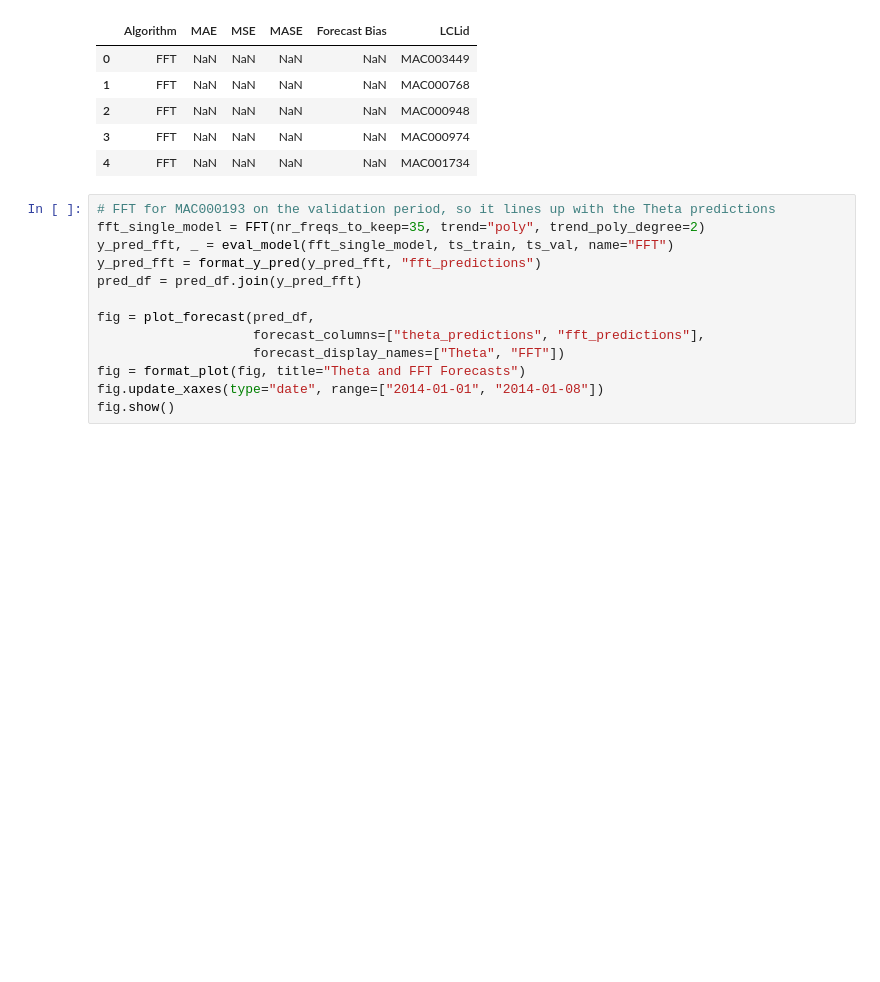
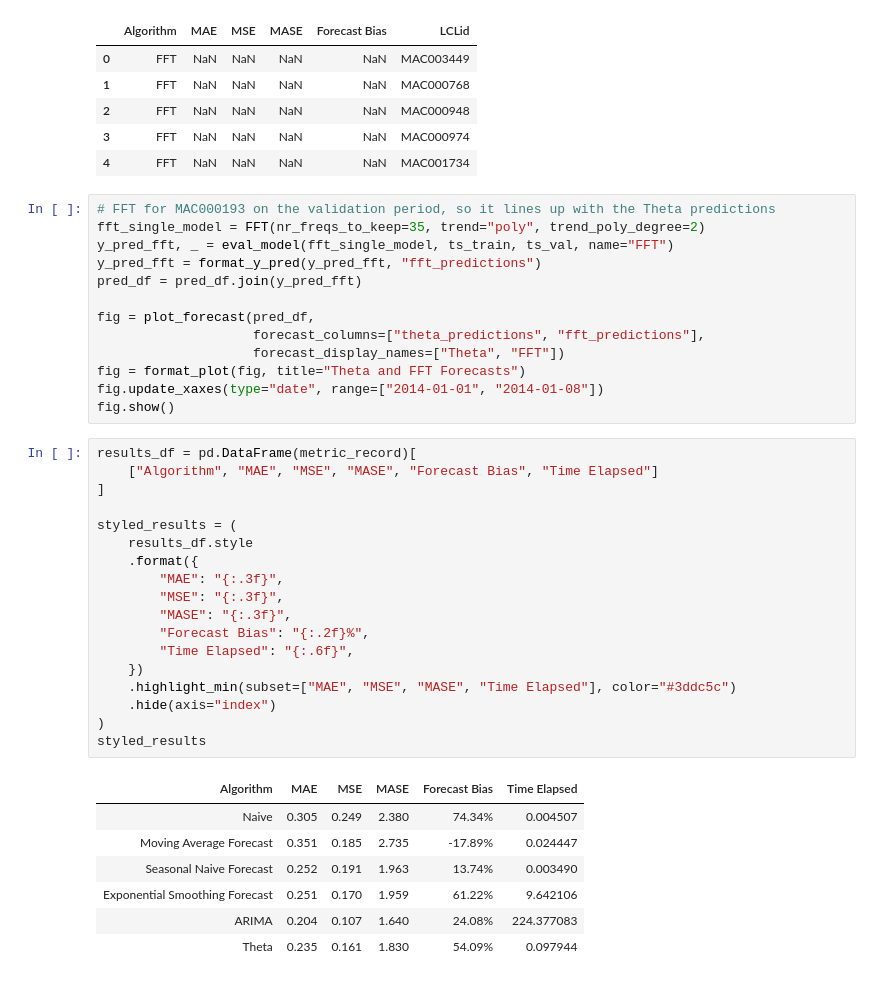
Before and after one commit to Sohampande/MTSF_Notes, a Jupyter notebook: notebooks/Chapter04/Chapter0401.ipynb, the cells around one changed output. Saved outputs shown, nothing was run; the diff lists cells and outputs as text; blank space fills up the shorter version.

```diff
--- a/notebooks/Chapter04/Chapter0401.ipynb
+++ b/notebooks/Chapter04/Chapter0401.ipynb
@@ -302,3 +302,29 @@ fig = plot_forecast(pred_df,
 fig = format_plot(fig, title="Theta and FFT Forecasts")
 fig.update_xaxes(type="date", range=["2014-01-01", "2014-01-08"])
 fig.show()
+# %%
+results_df = pd.DataFrame(metric_record)[
+    ["Algorithm", "MAE", "MSE", "MASE", "Forecast Bias", "Time Elapsed"]
+]
+
+styled_results = (
+    results_df.style
+    .format({
+        "MAE": "{:.3f}",
+        "MSE": "{:.3f}",
+        "MASE": "{:.3f}",
+        "Forecast Bias": "{:.2f}%",
+        "Time Elapsed": "{:.6f}",
+    })
+    .highlight_min(subset=["MAE", "MSE", "MASE", "Time Elapsed"], color="#3ddc5c")
+    .hide(axis="index")
+)
+styled_results
+# %% [output]
+| Algorithm | MAE | MSE | MASE | Forecast Bias | Time Elapsed |
+| Naive | 0.305 | 0.249 | 2.380 | 74.34% | 0.004507 |
+| Moving Average Forecast | 0.351 | 0.185 | 2.735 | -17.89% | 0.024447 |
+| Seasonal Naive Forecast | 0.252 | 0.191 | 1.963 | 13.74% | 0.003490 |
+| Exponential Smoothing Forecast | 0.251 | 0.170 | 1.959 | 61.22% | 9.642106 |
+| ARIMA | 0.204 | 0.107 | 1.640 | 24.08% | 224.377083 |
+| Theta | 0.235 | 0.161 | 1.830 | 54.09% | 0.097944 |
```
Also changed, not shown: parts of 6 cells of this notebook.
